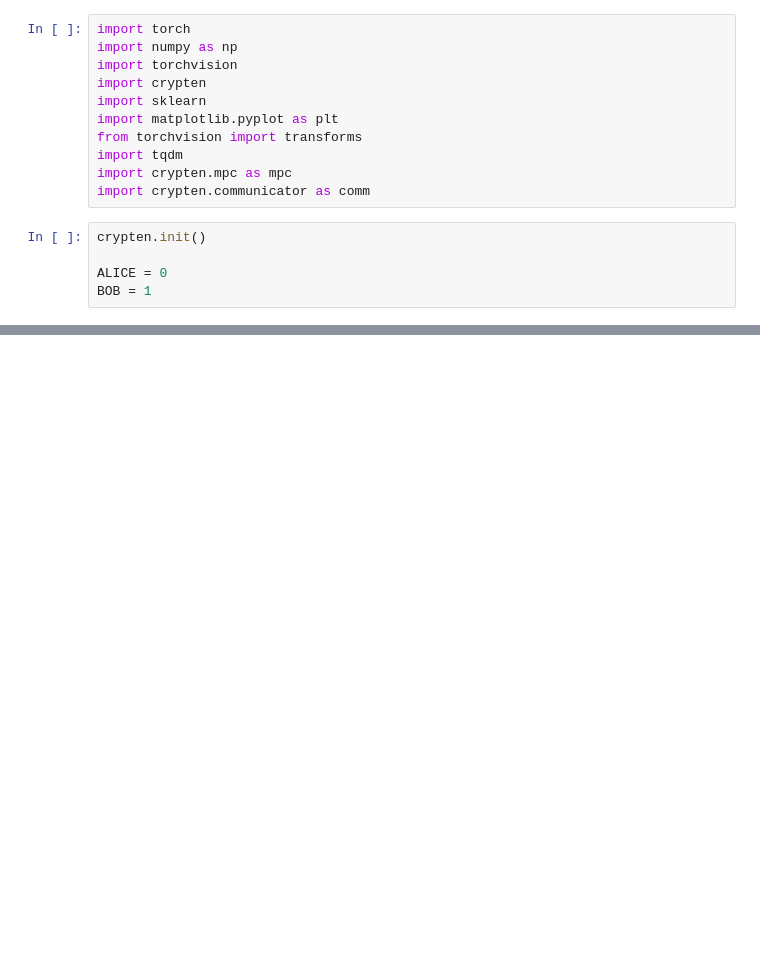
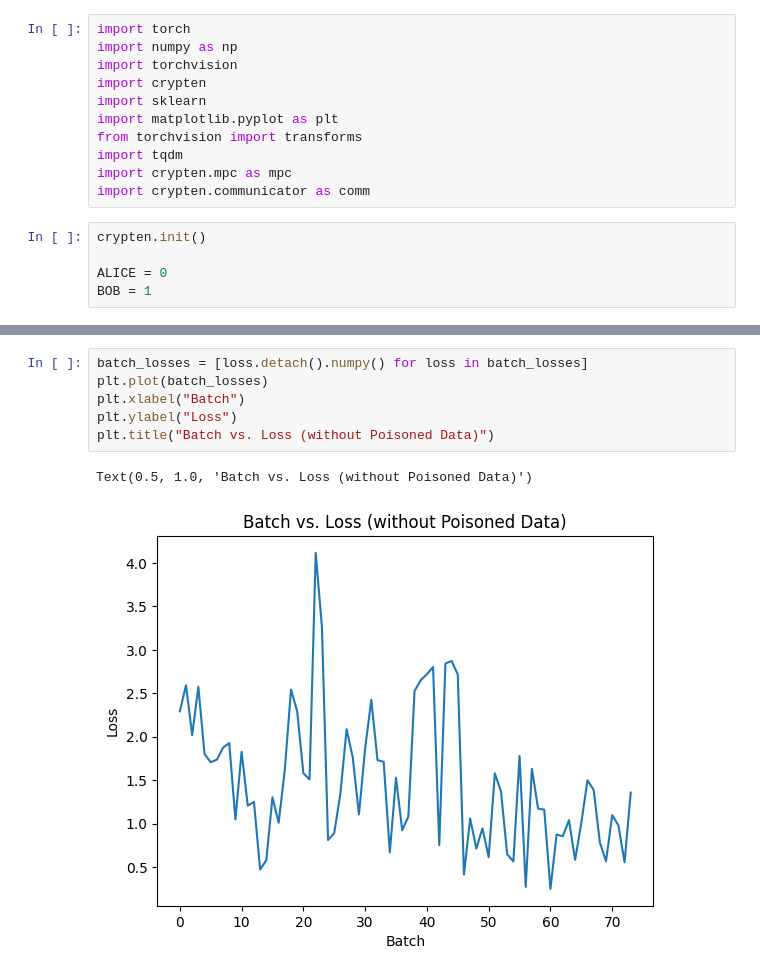
Before and after one commit to Alex-Derhacobian/cs356_project, a Jupyter notebook: prelim/attacks/badnet/mnist_train_playground.ipynb, the cells around one changed output, grey strips where cells are left out. Saved outputs shown, nothing was run; the diff lists cells and outputs as text; blank space fills up the shorter version.

```diff
--- a/prelim/attacks/badnet/mnist_train_playground.ipynb
+++ b/prelim/attacks/badnet/mnist_train_playground.ipynb
@@ -41,0 +166,9 @@ encrypt_model_and_data()
+# %%
+batch_losses = [loss.detach().numpy() for loss in batch_losses]
+plt.plot(batch_losses)
+plt.xlabel("Batch")
+plt.ylabel("Loss")
+plt.title("Batch vs. Loss (without Poisoned Data)")
+# %% [output]
+Text(0.5, 1.0, 'Batch vs. Loss (without Poisoned Data)')
+[figure, added]
```
Also changed, not shown: parts of 14 cells of this notebook, 3 other files.
